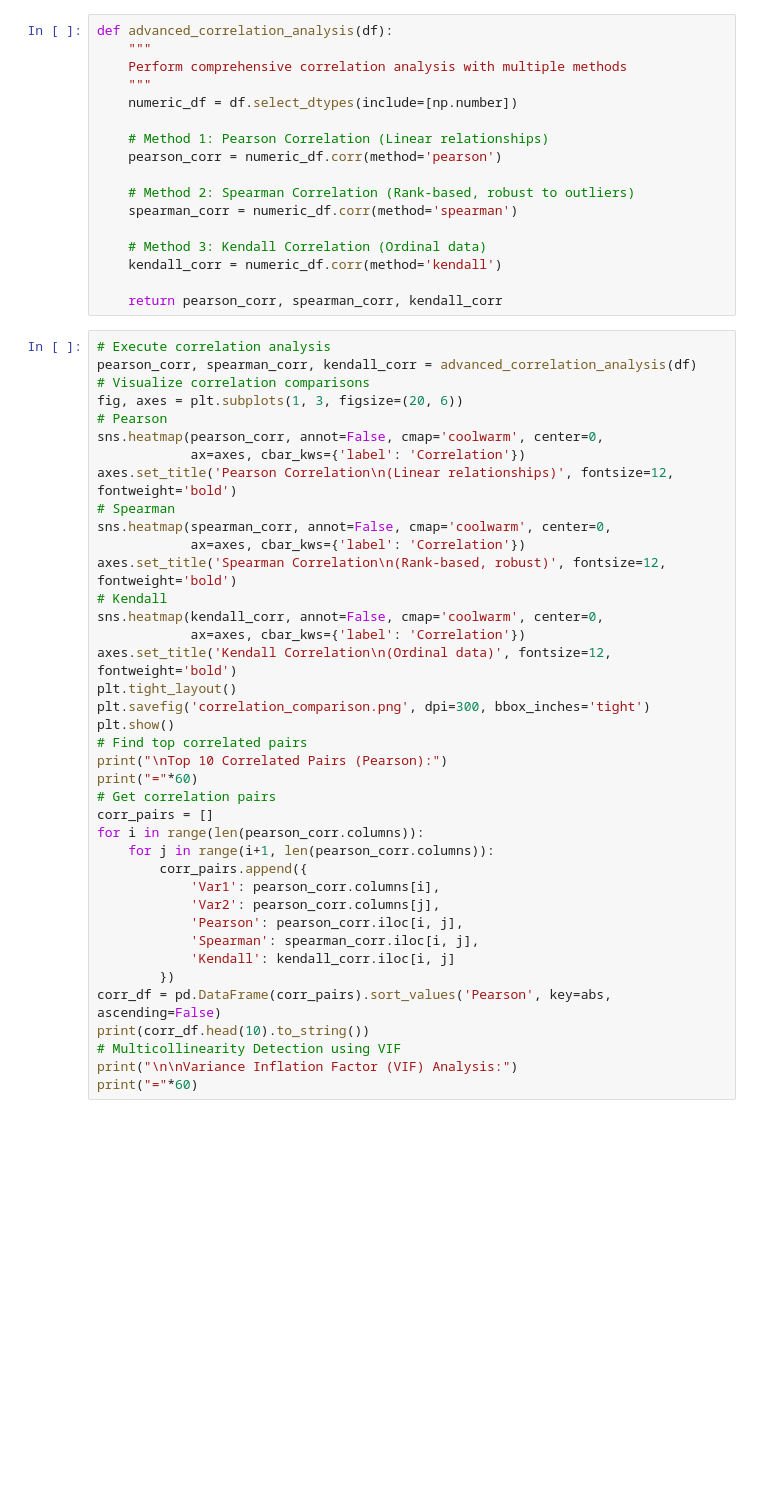
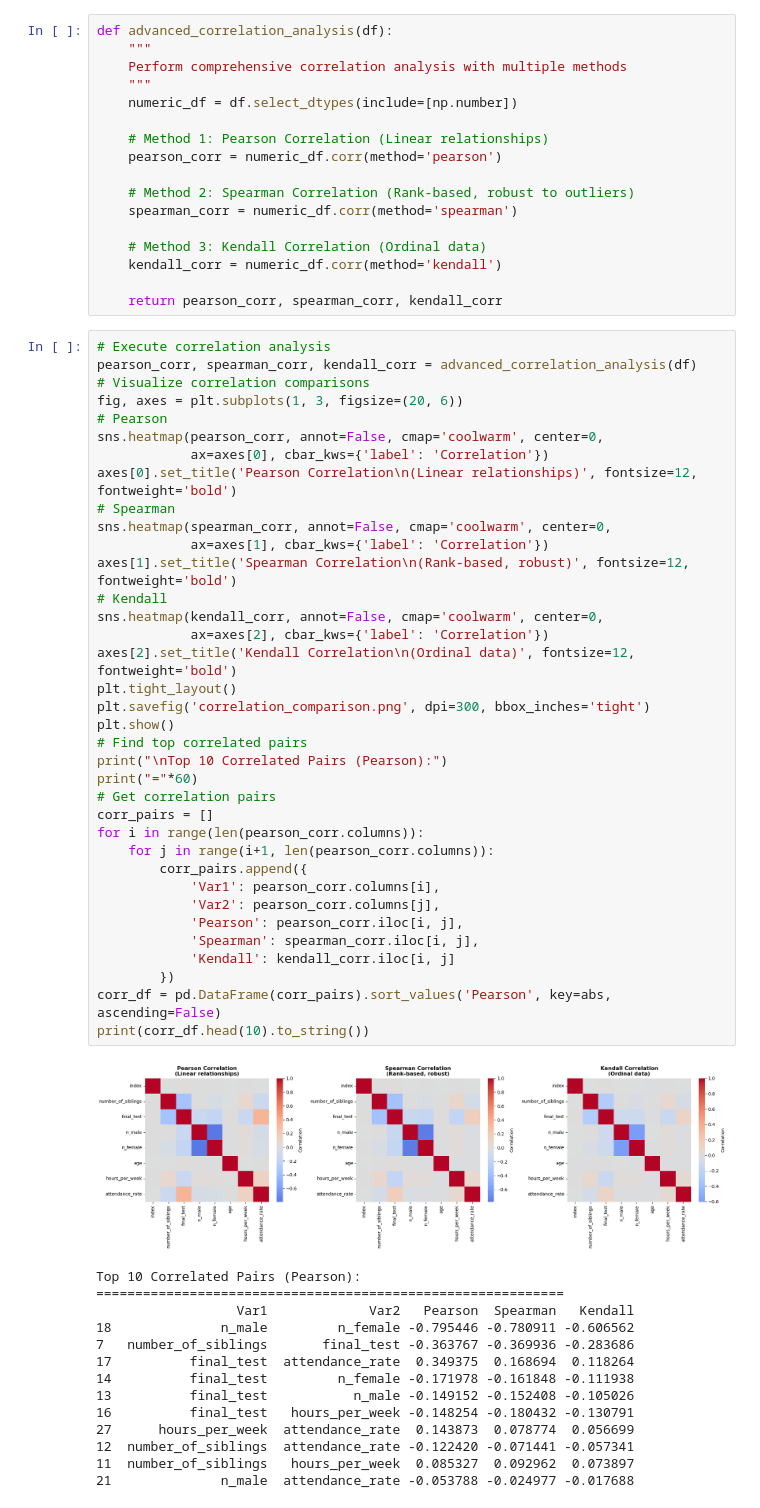
Before and after one commit to dingaroo/aiap_foundation_self_practice, a Jupyter notebook: eda2.ipynb, the cells around one changed output. Drawn from its saved outputs; the diff is of its cells as text; blank space fills up the shorter version.

```diff
--- a/eda2.ipynb
+++ b/eda2.ipynb
@@ -250,42 +252,54 @@ def advanced_correlation_analysis(df):
 # %%
 # Execute correlation analysis
 pearson_corr, spearman_corr, kendall_corr = advanced_correlation_analysis(df)
 # Visualize correlation comparisons
 fig, axes = plt.subplots(1, 3, figsize=(20, 6))
 # Pearson
 sns.heatmap(pearson_corr, annot=False, cmap='coolwarm', center=0,
-            ax=axes, cbar_kws={'label': 'Correlation'})
-axes.set_title('Pearson Correlation\n(Linear relationships)', fontsize=12, fontweight='bold')
+            ax=axes[0], cbar_kws={'label': 'Correlation'})
+axes[0].set_title('Pearson Correlation\n(Linear relationships)', fontsize=12, fontweight='bold')
 # Spearman
 sns.heatmap(spearman_corr, annot=False, cmap='coolwarm', center=0,
-            ax=axes, cbar_kws={'label': 'Correlation'})
-axes.set_title('Spearman Correlation\n(Rank-based, robust)', fontsize=12, fontweight='bold')
+            ax=axes[1], cbar_kws={'label': 'Correlation'})
+axes[1].set_title('Spearman Correlation\n(Rank-based, robust)', fontsize=12, fontweight='bold')
 # Kendall
 sns.heatmap(kendall_corr, annot=False, cmap='coolwarm', center=0,
-            ax=axes, cbar_kws={'label': 'Correlation'})
-axes.set_title('Kendall Correlation\n(Ordinal data)', fontsize=12, fontweight='bold')
+            ax=axes[2], cbar_kws={'label': 'Correlation'})
+axes[2].set_title('Kendall Correlation\n(Ordinal data)', fontsize=12, fontweight='bold')
 plt.tight_layout()
 plt.savefig('correlation_comparison.png', dpi=300, bbox_inches='tight')
 plt.show()
 # Find top correlated pairs
 print("\nTop 10 Correlated Pairs (Pearson):")
 print("="*60)
 # Get correlation pairs
 corr_pairs = []
 for i in range(len(pearson_corr.columns)):
     for j in range(i+1, len(pearson_corr.columns)):
         corr_pairs.append({
             'Var1': pearson_corr.columns[i],
             'Var2': pearson_corr.columns[j],
             'Pearson': pearson_corr.iloc[i, j],
             'Spearman': spearman_corr.iloc[i, j],
             'Kendall': kendall_corr.iloc[i, j]
         })
 corr_df = pd.DataFrame(corr_pairs).sort_values('Pearson', key=abs, ascending=False)
 print(corr_df.head(10).to_string())
-# Multicollinearity Detection using VIF
-print("\n\nVariance Inflation Factor (VIF) Analysis:")
-print("="*60)
+# %% [output]
+[figure, added]
+Top 10 Correlated Pairs (Pearson):
+============================================================
+                  Var1             Var2   Pearson  Spearman   Kendall
+18              n_male         n_female -0.795446 -0.780911 -0.606562
+7   number_of_siblings       final_test -0.363767 -0.369936 -0.283686
+17          final_test  attendance_rate  0.349375  0.168694  0.118264
+14          final_test         n_female -0.171978 -0.161848 -0.111938
+13          final_test           n_male -0.149152 -0.152408 -0.105026
+16          final_test   hours_per_week -0.148254 -0.180432 -0.130791
+27      hours_per_week  attendance_rate  0.143873  0.078774  0.056699
+12  number_of_siblings  attendance_rate -0.122420 -0.071441 -0.057341
+11  number_of_siblings   hours_per_week  0.085327  0.092962  0.073897
+21              n_male  attendance_rate -0.053788 -0.024977 -0.017688
 # %%
 def calculate_vif(df):
     """
```
Also changed, not shown: parts of 9 cells of this notebook, 5 other files.
